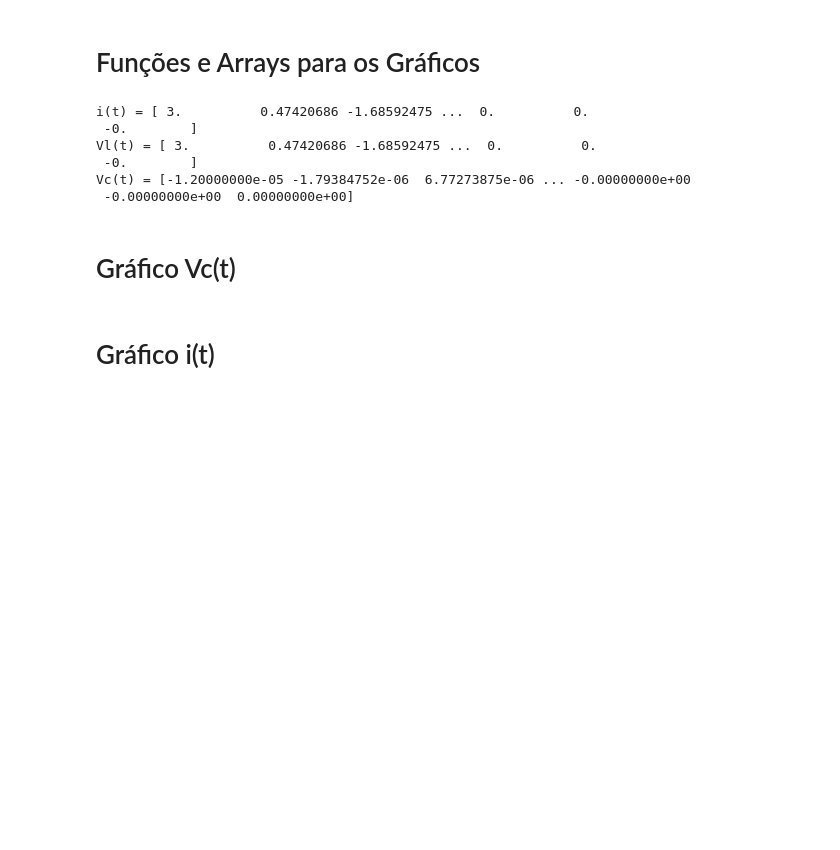
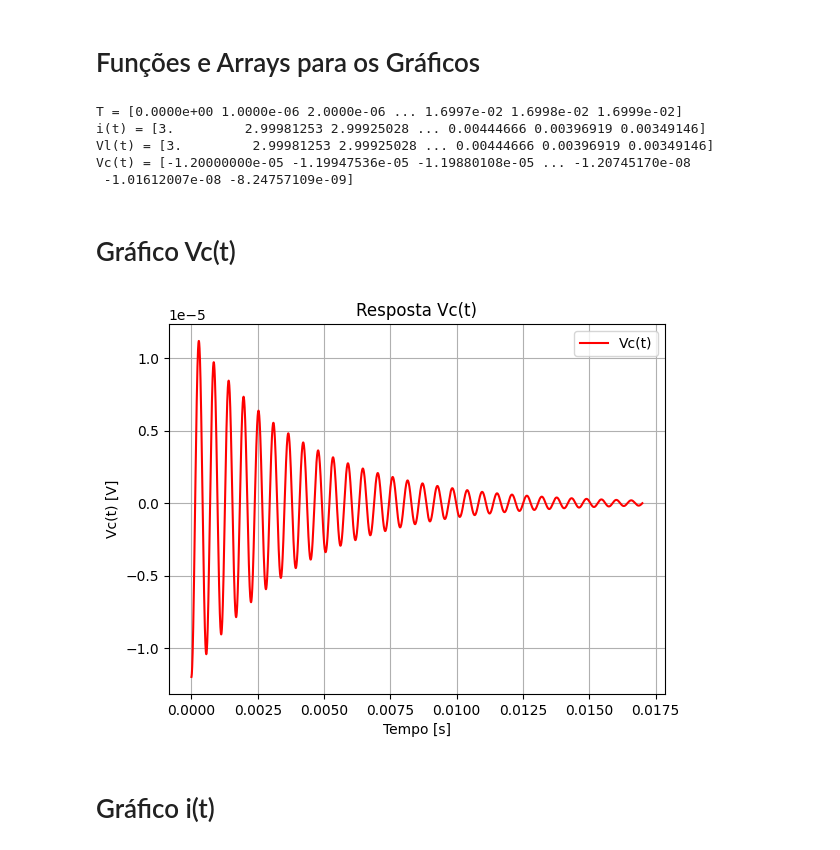
Before and after one commit to Nexcauzin/Circuitos_RLC_Serie, a Jupyter notebook: Circuito_RLC_Serie.ipynb, the cells around one changed output. Drawn from its saved outputs; the diff is of its cells as text; code cells hidden in the pictures; blank space fills up the shorter version.

Commit message:
Add: Plot dos gráficos i(t) e Vc(t)

```diff
--- a/Circuito_RLC_Serie.ipynb
+++ b/Circuito_RLC_Serie.ipynb
@@ -16,8 +16,8 @@ U = 12
 i_0 = U/R
 vc_0 = 0
 
-dt=0.001
-t_total = 15
+dt=0.000001
+t_total = 0.2
 # %% [markdown]
 ### Cálculos do Circuito
 # %%
@@ -56,24 +56,33 @@ def func_vl_t(tempo):
 def func_vc_t(tempo):
   return (( ((-6/np.power(10,6)) * np.cos(11177.54*tempo)) - ((1.342/np.power(10,7)) * np.sin(11177.54*tempo)))*np.exp(-250*tempo)) + (( ((-6/np.power(10,6)) * np.cos(11177.54*tempo)) + ((2.682/np.power(10,7)) * np.sin(11177.54*tempo)))*np.exp(-250*tempo))
 # %%
-t = np.array([t * 0.001 for t in range(t_total*1000)])
+t = np.array([t * dt for t in range(17000)])
 
 i_t = func_i_t(t)
 vl_t = func_i_t(t)
 vc_t = func_vc_t(t)
 
-
+print(f"T = {t}")
 print(f"i(t) = {i_t}")
 print(f"Vl(t) = {vl_t}")
 print(f"Vc(t) = {vc_t}")
 # %% [output]
-i(t) = [ 3.          0.47420686 -1.68592475 ...  0.          0.
- -0.        ]
-Vl(t) = [ 3.          0.47420686 -1.68592475 ...  0.          0.
- -0.        ]
-Vc(t) = [-1.20000000e-05 -1.79384752e-06  6.77273875e-06 ... -0.00000000e+00
- -0.00000000e+00  0.00000000e+00]
+T = [0.0000e+00 1.0000e-06 2.0000e-06 ... 1.6997e-02 1.6998e-02 1.6999e-02]
+i(t) = [3.         2.99981253 2.99925028 ... 0.00444666 0.00396919 0.00349146]
+Vl(t) = [3.         2.99981253 2.99925028 ... 0.00444666 0.00396919 0.00349146]
+Vc(t) = [-1.20000000e-05 -1.19947536e-05 -1.19880108e-05 ... -1.20745170e-08
+ -1.01612007e-08 -8.24757109e-09]
 # %% [markdown]
 # Gráfico Vc(t)
+# %%
+plt.plot(t, vc_t, label="Vc(t)", color="red")
+plt.title("Resposta Vc(t)")
+plt.xlabel("Tempo [s]")
+plt.ylabel("Vc(t) [V]")
+plt.legend()
+plt.grid(True)
+plt.show()
+# %% [output]
+[figure, added]
 # %% [markdown]
 # Gráfico i(t)
```
Also changed, not shown: parts of 3 cells of this notebook.
